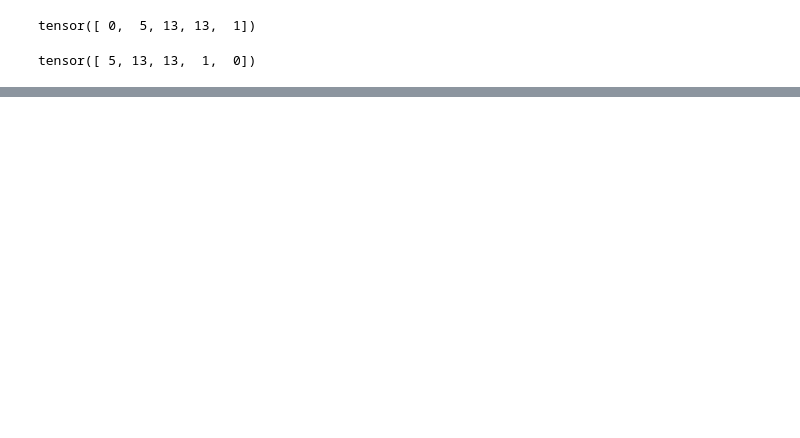
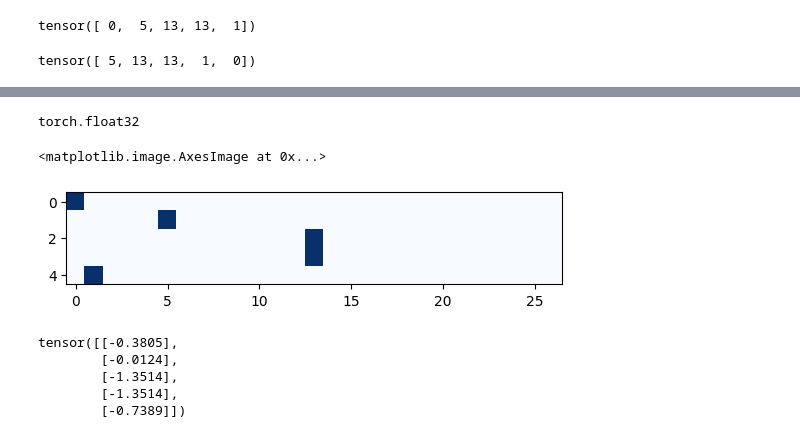
Before and after one commit to edtallison/makemore_andrej-karpathy, a Jupyter notebook: lecture_notebooks/nb1_bigrams.ipynb, the cells around one changed output, grey strips where cells are left out. Saved outputs shown, nothing was run; the diff lists cells and outputs as text; code cells hidden in the pictures; blank space fills up the shorter version.

```diff
--- a/lecture_notebooks/nb1_bigrams.ipynb
+++ b/lecture_notebooks/nb1_bigrams.ipynb
@@ -211,0 +212,3 @@ tensor([ 5, 13, 13,  1,  0])
+# %%
+xenc = F.one_hot(xs, num_classes=27).float()
+xenc
@@ -211,0 +226,21 @@ tensor([ 5, 13, 13,  1,  0])
+# %%
+xenc.shape
+xenc.dtype
+# %% [output]
+torch.float32
+# %%
+plt.imshow(xenc, cmap='Blues')
+# %% [output]
+<matplotlib.image.AxesImage at 0x...>
+[figure, added]
+# %%
+W = torch.randn((27, 1)) # single neuron
+xenc @ W # get activation for each example
+# matrix multiplication
+# (5, 27) @ (27, 1) = (5, 1)
+# %% [output]
+tensor([[-0.3805],
+        [-0.0124],
+        [-1.3514],
+        [-1.3514],
+        [-0.7389]])
```
Also changed, not shown: parts of 15 cells of this notebook.
